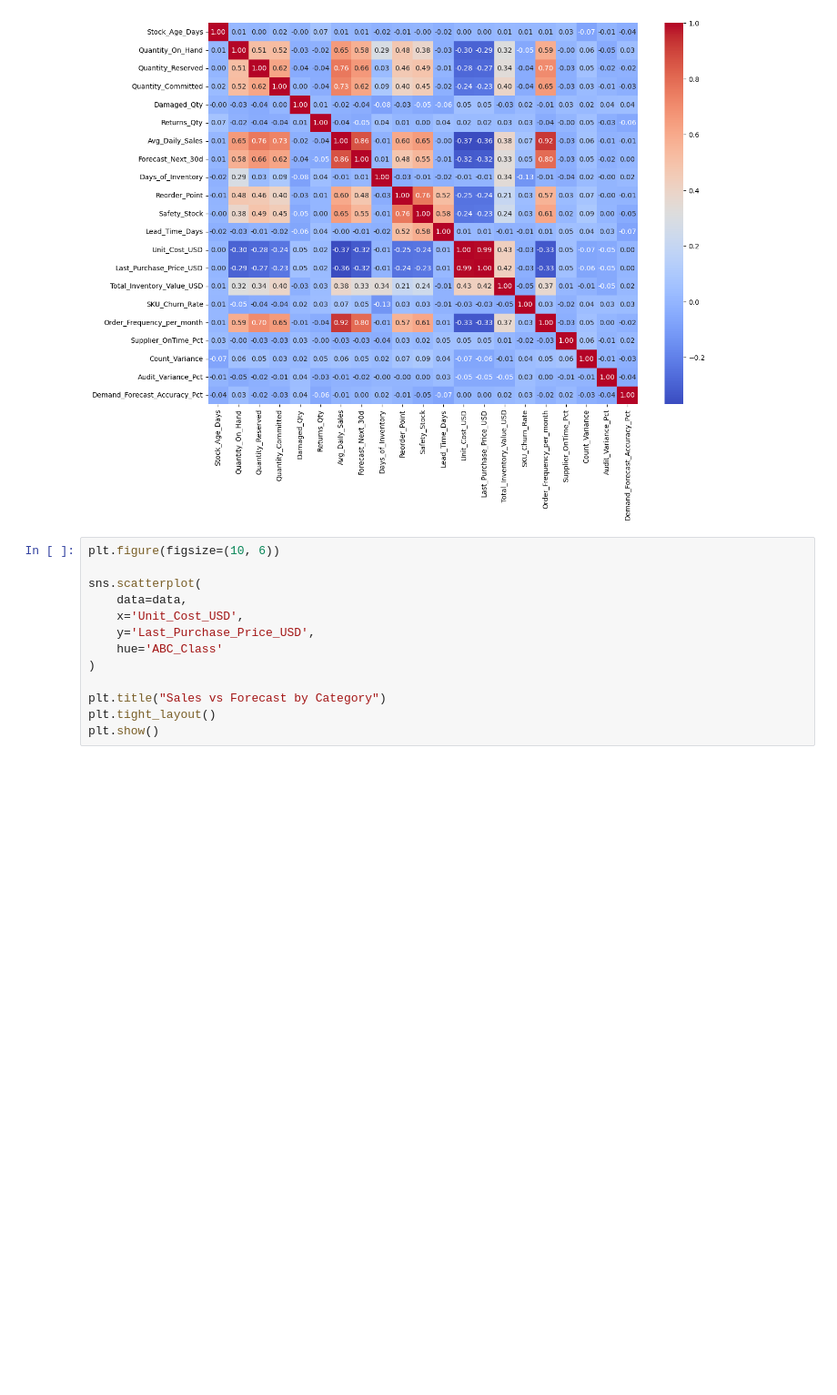
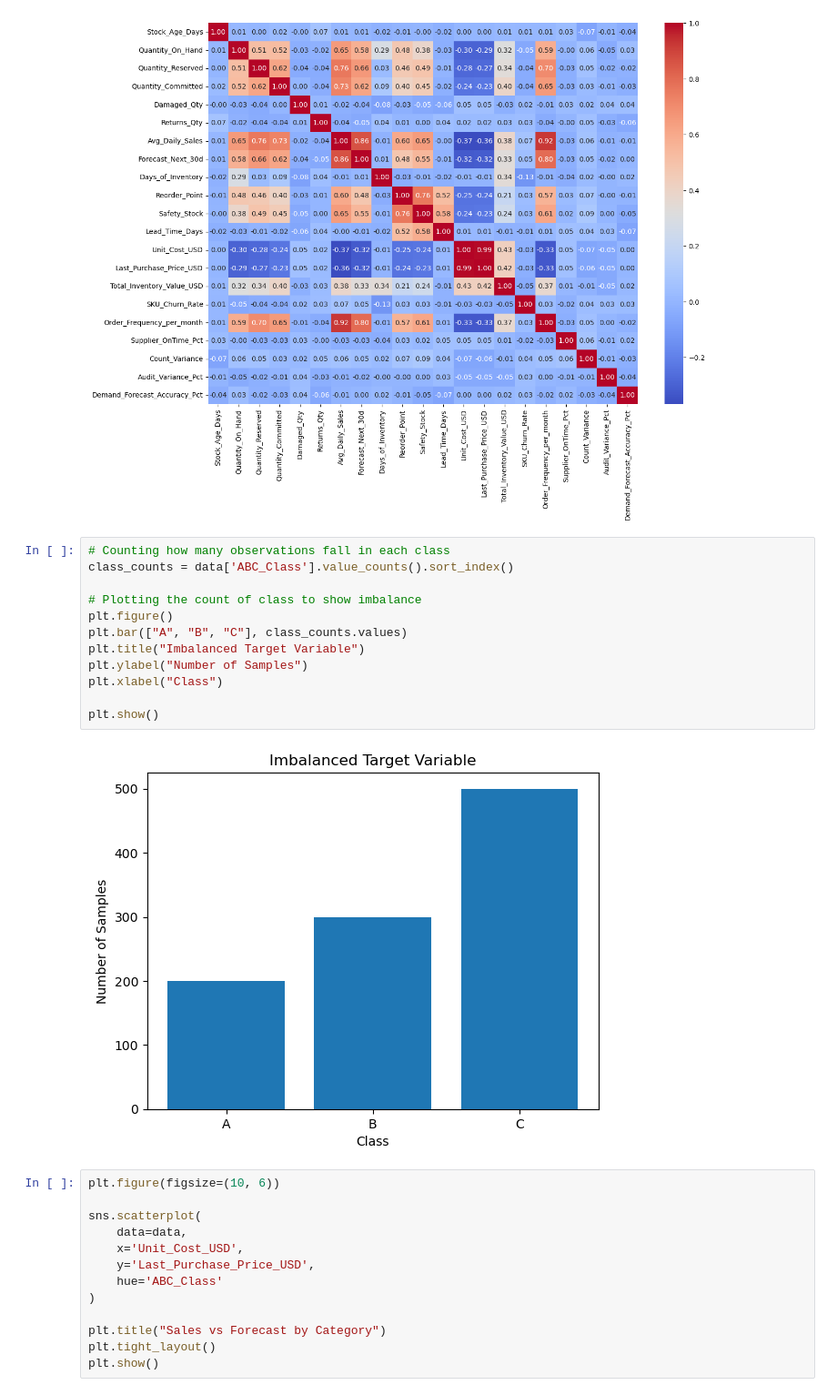
Before and after one commit to Beau-Belkowski/STT_811_Final_Project, a Jupyter notebook: STT_811_Project_Code.ipynb, the cells around one changed output. Shown at 91% size. Drawn from its saved outputs; the diff is of its cells as text; blank space fills up the shorter version.

```diff
--- a/STT_811_Project_Code.ipynb
+++ b/STT_811_Project_Code.ipynb
@@ -199,6 +200,20 @@ sns.heatmap(corr, annot=True, cmap='coolwarm', fmt=".2f")
 plt.show()
 # %% [output]
 [figure]
+# %%
+# Counting how many observations fall in each class
+class_counts = data['ABC_Class'].value_counts().sort_index()
+
+# Plotting the count of class to show imbalance
+plt.figure()
+plt.bar(["A", "B", "C"], class_counts.values)
+plt.title("Imbalanced Target Variable")
+plt.ylabel("Number of Samples")
+plt.xlabel("Class")
+
+plt.show()
+# %% [output]
+[figure, added]
 # %%
 plt.figure(figsize=(10, 6))
 
```
Also changed, not shown: parts of 16 cells of this notebook.
